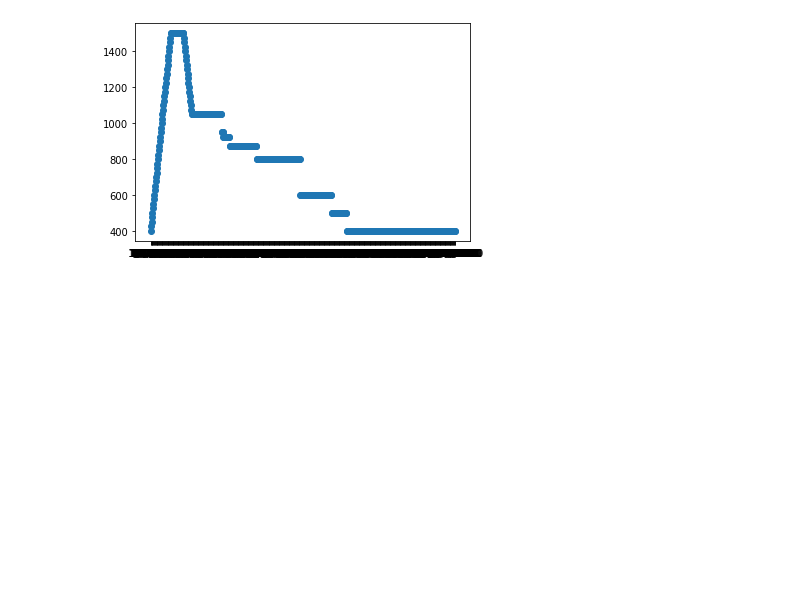
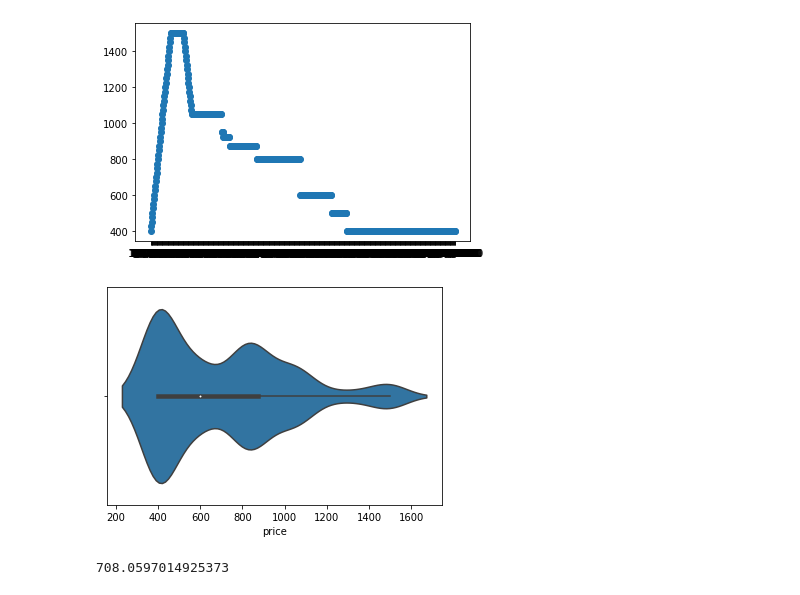
Before and after one commit to GravelBirthstone/Scalper-Project, a Jupyter notebook: scalpers_stats.ipynb, the cells around one changed output. Saved outputs shown, nothing was run; the diff lists cells and outputs as text; code cells hidden in the pictures; blank space fills up the shorter version.

Commit message:
added violin plot with newly scraped ebay data.

```diff
--- a/scalpers_stats.ipynb
+++ b/scalpers_stats.ipynb
@@ -39,3 +42,7 @@ plt.scatter(df_ebay["date"].values,df_ebay["price"].values)
 plt.show()
 # %% [output]
 [figure]
+# %%
+orchestra = sns.violinplot(x=df_ebay["price"], inner="box", orient='')
+# %% [output]
+[figure, added]
@@ -41,0 +51,8 @@ plt.show()
+# %%
+mean_ = df_ebay["price"].mean()
+median_ = df_ebay["price"].median()
+mode_ = df_ebay["price"].mode()
+
+mean_
+# %% [output]
+708.0597014925373
```
Also changed, not shown: parts of 6 cells of this notebook, 3 other files.
